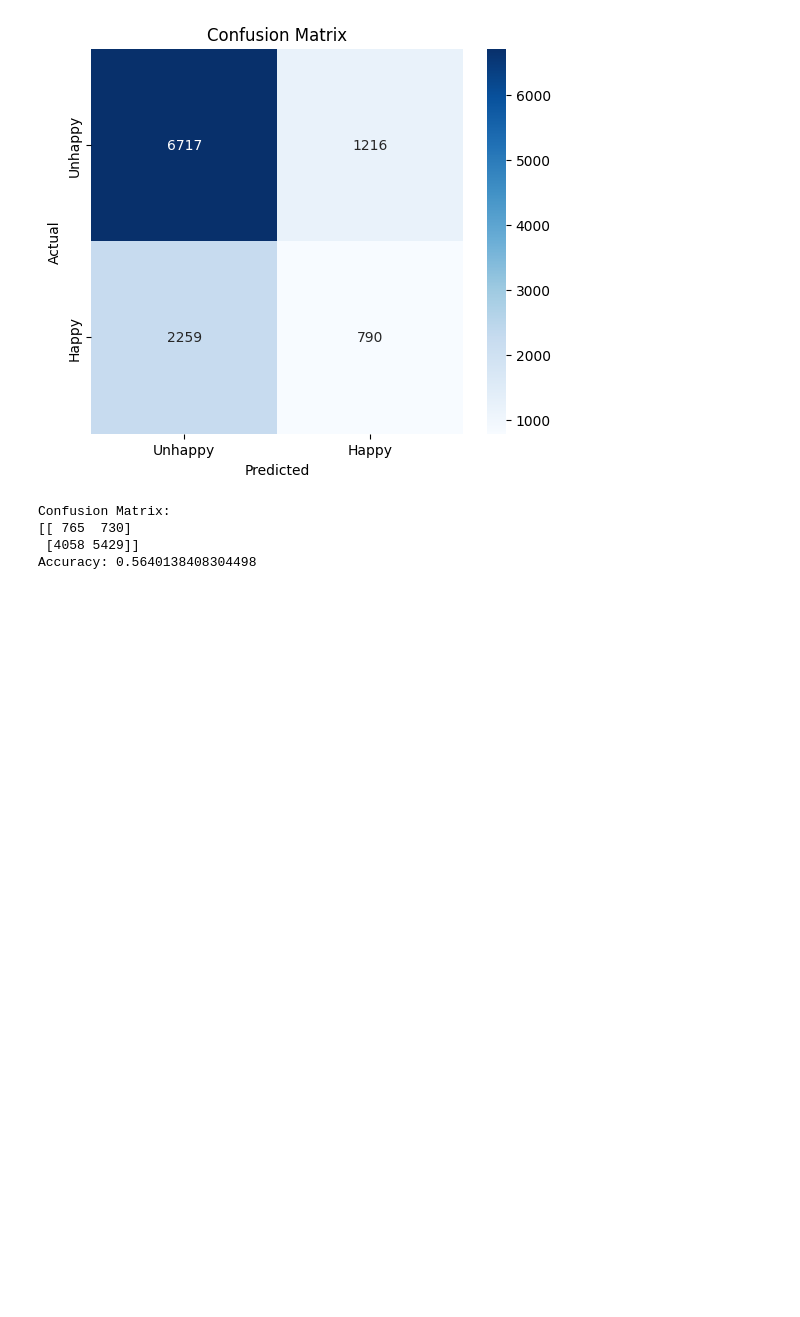
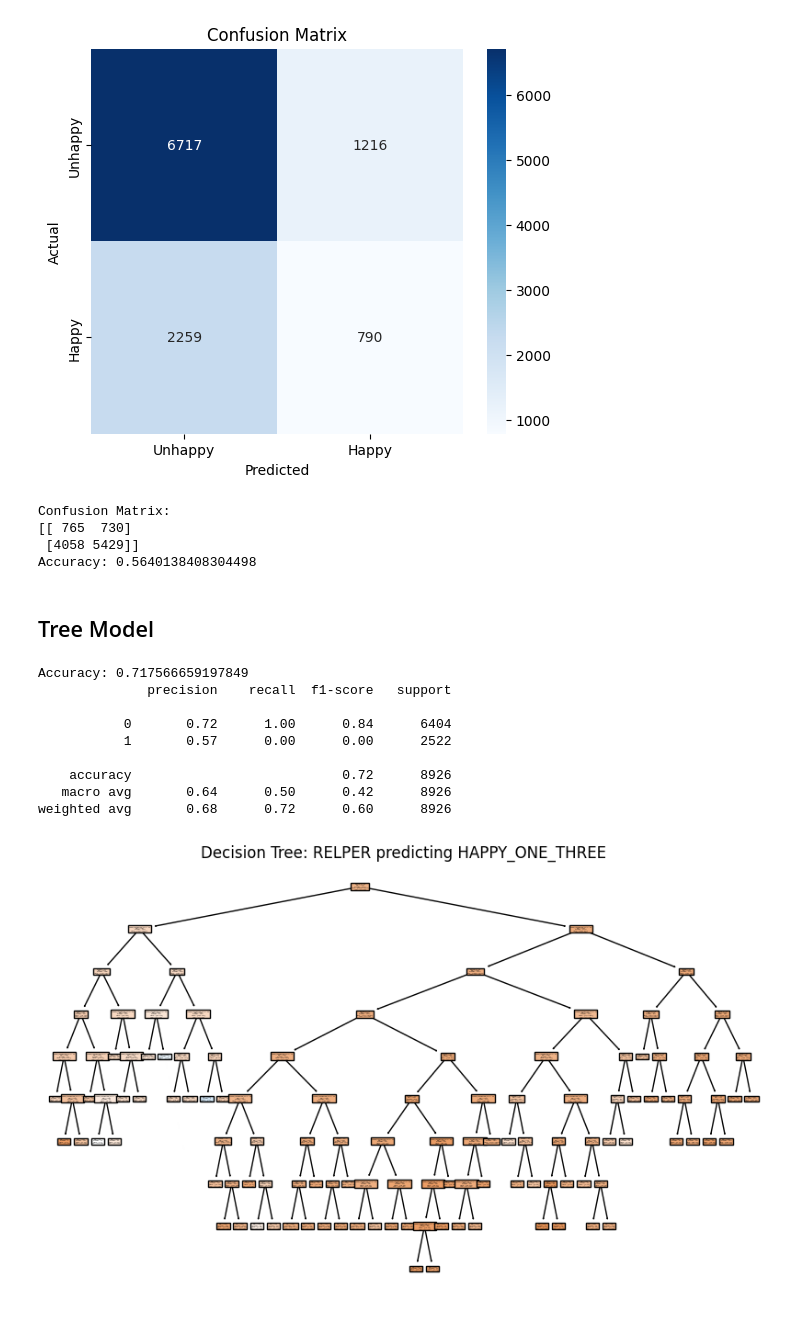
Before and after one commit to jak521/dsci441_project, a Jupyter notebook: code.ipynb, the cells around one changed output. Saved outputs shown, nothing was run; the diff lists cells and outputs as text; code cells hidden in the pictures; blank space fills up the shorter version.

Commit message:
added tree analysis

```diff
--- a/code.ipynb
+++ b/code.ipynb
@@ -1492,3 +1492,51 @@ Confusion Matrix:
 [[ 765  730]
  [4058 5429]]
 Accuracy: 0.5640138408304498
+# %% [markdown]
+## Tree Model
+# %%
+import pandas as pd
+from sklearn.tree import DecisionTreeClassifier, plot_tree
+from sklearn.model_selection import train_test_split
+from sklearn.metrics import classification_report, accuracy_score
+import matplotlib.pyplot as plt
+
+# Filter out any RELPER == 99 (refused)
+df_tree = df_relper_happy_exclude_refused[df_relper_happy_exclude_refused['USGEN'] != 99].copy()
+df_tree['CURREL_SEGMENTED_ENC'] = df_tree['CURREL_SEGMENTED'].astype('category').cat.codes
+
+# Define X and y
+X = df_tree[['RELPER', 'CURREL_SEGMENTED_ENC', 'USGEN']]
+y = df_tree['HAPPY_ONE_THREE']
+
+
+# Split into train/test sets
+X_train, X_test, y_train, y_test = train_test_split(X, y, stratify=y, random_state=42)
+
+# Initialize and train the Decision Tree
+#tree_model = DecisionTreeClassifier(max_depth=3, random_state=42)
+tree_model = DecisionTreeClassifier( random_state=42)
+
+tree_model.fit(X_train, y_train)
+
+# Predict and evaluate
+y_pred = tree_model.predict(X_test)
+print("Accuracy:", accuracy_score(y_test, y_pred))
+print(classification_report(y_test, y_pred))
+
+# Visualize the tree
+plt.figure(figsize=(10, 6))
+plot_tree(tree_model, feature_names=['RELPER', 'CURREL_SEGMENTED_ENC', 'USGEN'], class_names=['Not Happy', 'Very Happy'], filled=True)
+plt.title("Decision Tree: RELPER predicting HAPPY_ONE_THREE")
+plt.show()
+# %% [output]
+Accuracy: 0.717566659197849
+              precision    recall  f1-score   support
+
+           0       0.72      1.00      0.84      6404
+           1       0.57      0.00      0.00      2522
+
+    accuracy                           0.72      8926
+   macro avg       0.64      0.50      0.42      8926
+weighted avg       0.68      0.72      0.60      8926
+[figure, added]
```
Also changed, not shown: parts of 3 cells of this notebook, 2 other files.
